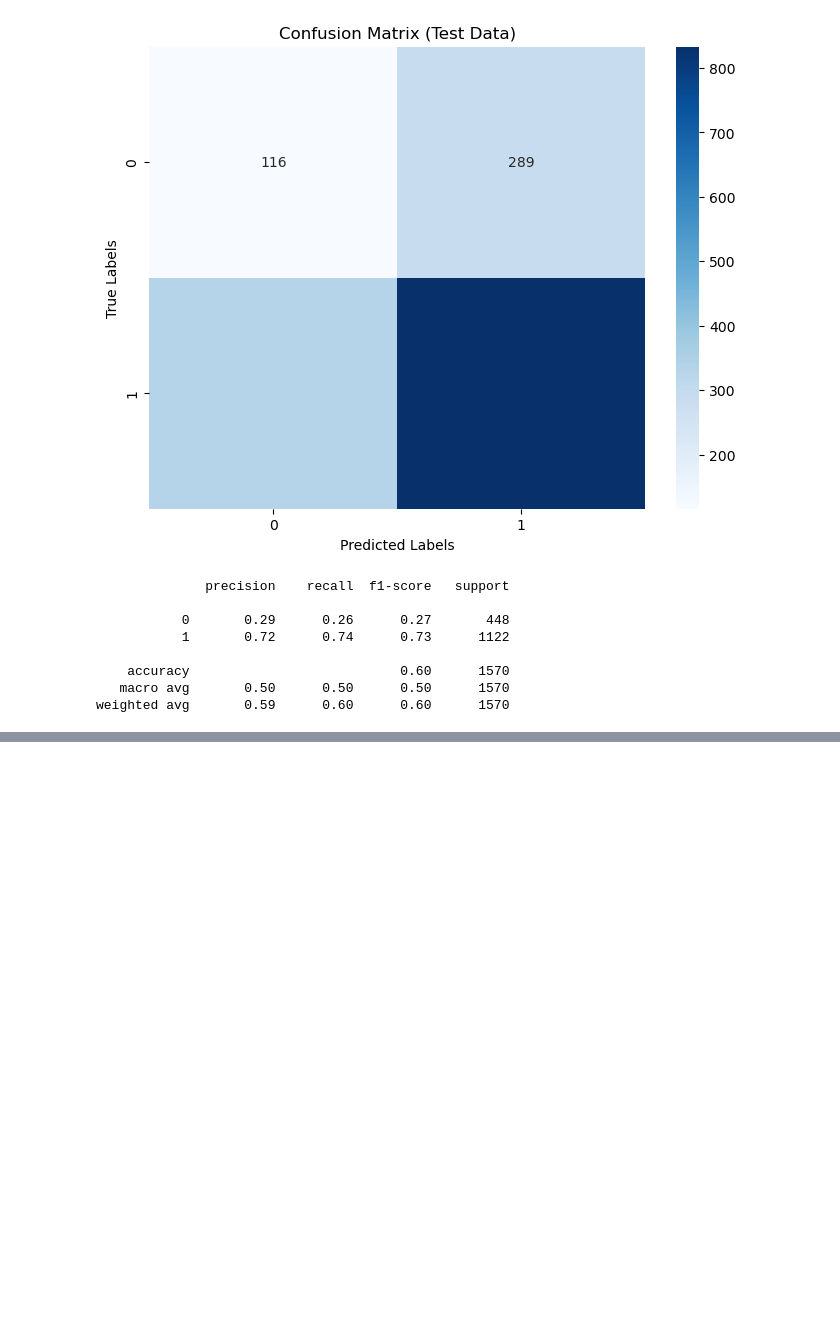
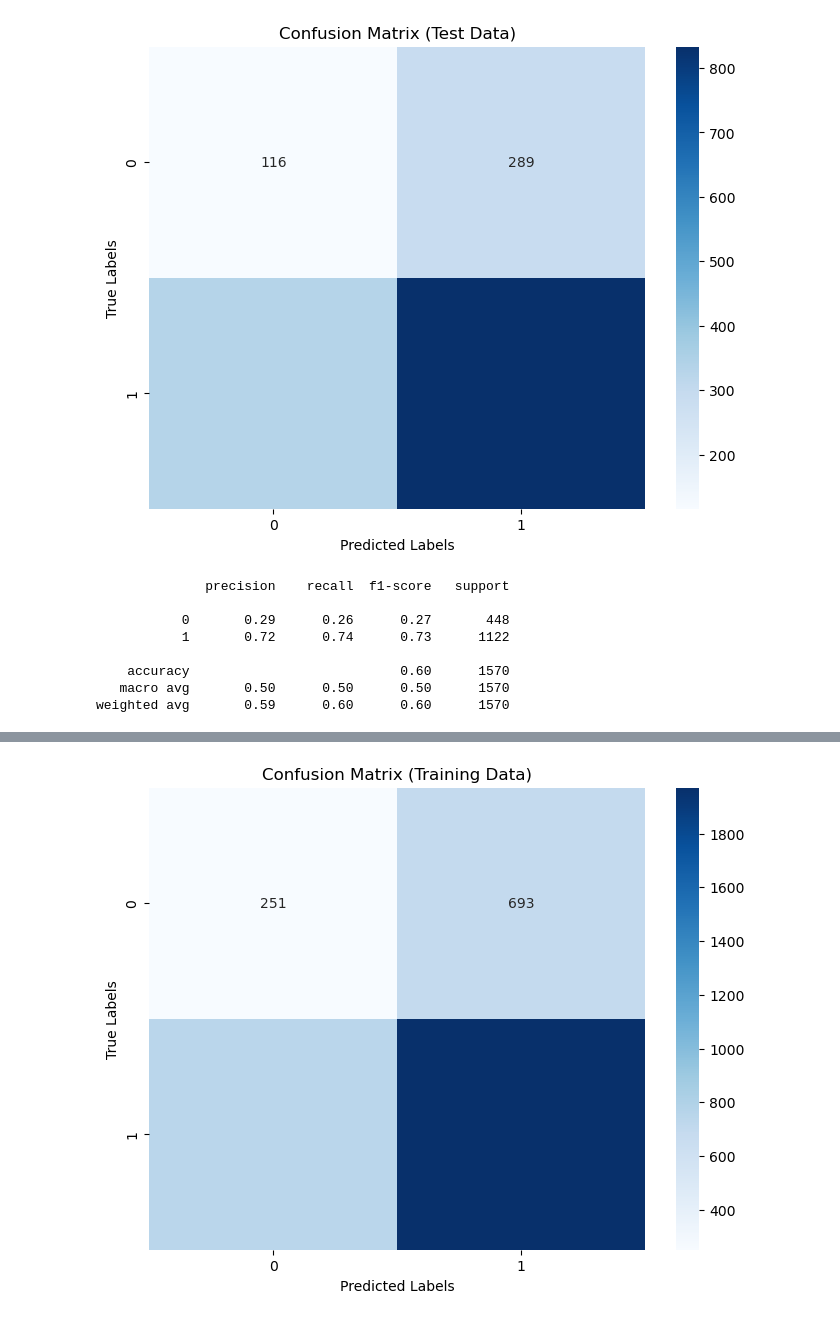
Before and after one commit to Iwaniukooo11/deep-learning_x-ray-images-pneumonia, a Jupyter notebook: model/deep_learning/main.ipynb, the cells around one changed output, grey strips where cells are left out. Drawn from its saved outputs; the diff is of its cells as text; code cells hidden in the pictures; blank space fills up the shorter version.

Commit message:
models for keras.mobilenet fe

```diff
--- a/model/deep_learning/main.ipynb
+++ b/model/deep_learning/main.ipynb
@@ -256,16 +119,0 @@ weighted avg       0.62      0.63      0.63      1047
-# %%
-class_labels = ['Normal', 'Pneumonia']
-
-cm = confusion_matrix(y_test, pred)
-
-plt.figure(figsize=(10, 5))
-sns.heatmap(cm, annot=True, fmt='g', vmin=0, cmap='Blues')
-
-plt.xticks(ticks=[0.5, 1.5], labels=class_labels)
-plt.yticks(ticks=[0.5, 1.5], labels=class_labels)
-plt.xlabel("Predicted")
-plt.ylabel("Actual")
-
-plt.title("Confusion Matrix")
-
-plt.show()
@@ -415,7 +261,7 @@ For the subsequent model training, we will set the batch size parameter to 16 (b
 # %%
 image_generator = ImageDataGenerator(preprocessing_function= tf.keras.applications.mobilenet_v2.preprocess_input)
 
-train_generator = image_generator.flow_from_dataframe(
+train_generator_16 = image_generator.flow_from_dataframe(
     dataframe=train_df,
     x_col="filepath",
     y_col="label",
@@ -424,7 +270,7 @@ train_generator = image_generator.flow_from_dataframe(
     class_mode='categorical'
 )
 
-test_generator = image_generator.flow_from_dataframe(
+test_generator_16 = image_generator.flow_from_dataframe(
     dataframe=test_df,
     x_col="filepath",
     y_col="label",
@@ -436,7 +282,7 @@ test_generator = image_generator.flow_from_dataframe(
 Found 3662 validated image filenames belonging to 2 classes.
 Found 1570 validated image filenames belonging to 2 classes.
 # %%
-basic_history = basic_model.fit(train_generator, epochs=10, validation_data=test_generator)
+basic_history = basic_model.fit(train_generator_16, epochs=10, validation_data=test_generator_16)
 # %% [output]
 Epoch 1/10
 229/229 ━━━━━━━━━━━━━━━━━━━━ 114s 493ms/step - accuracy: 0.8117 - loss: 0.4513 - val_accuracy: 0.9637 - val_loss: 0.0957
@@ -475,3 +321,6 @@ print(classification_report(y_pred_basic_batch16, y_test))
     accuracy                           0.60      1570
    macro avg       0.50      0.50      0.50      1570
 weighted avg       0.59      0.60      0.60      1570
+# %%
+generate_confusion_matrix(y_train, np.argmax(basic_model.predict(train_generator_16), axis=1), 'Training')
+# %% [output]
@@ -477,0 +328 @@ weighted avg       0.59      0.60      0.60      1570
+[figure, added]
```
Also changed, not shown: parts of 29 cells of this notebook, 2 other files.
